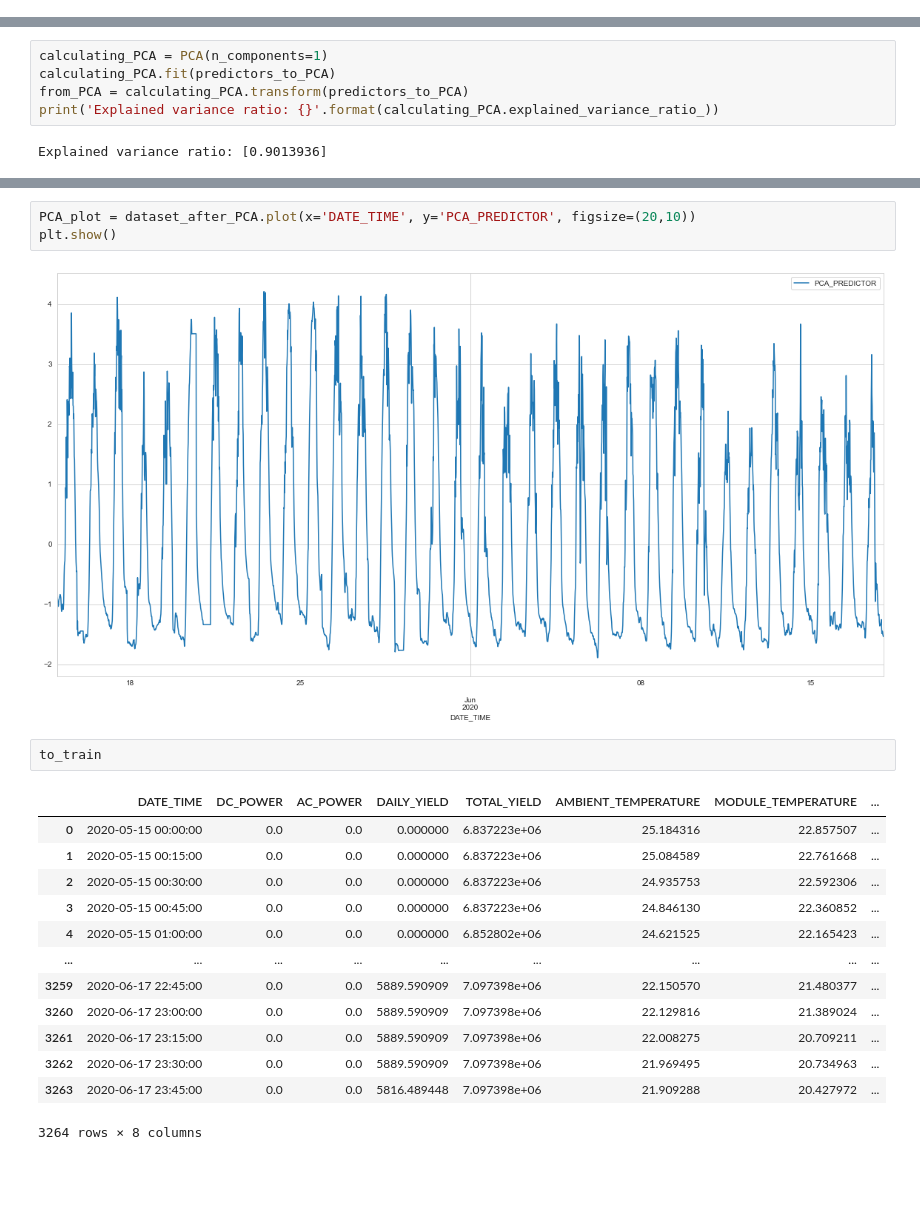
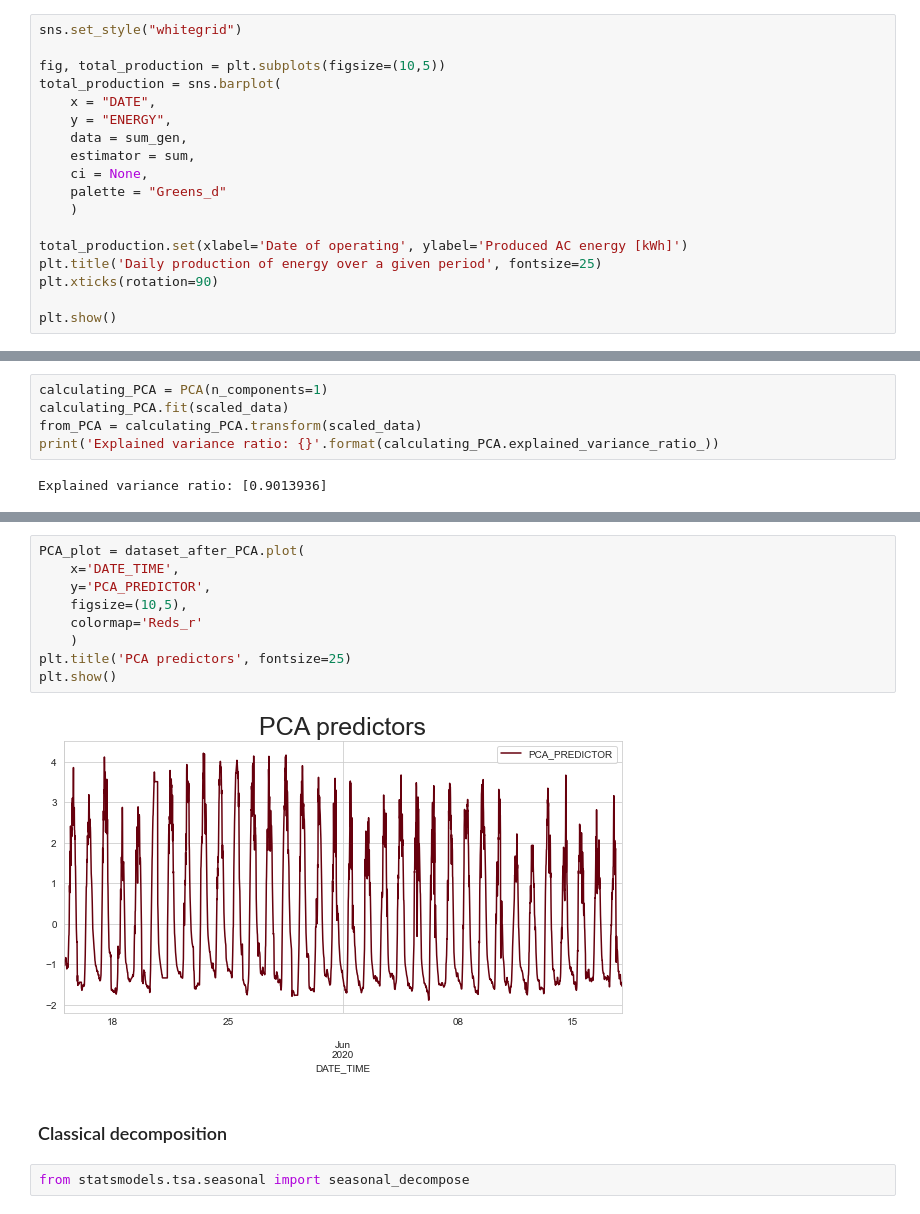
Before and after one commit to karolinaprzewoznik/Energy_EDA, a Jupyter notebook: SOLAR_POWER_PROJECT.ipynb, the cells around one changed output, grey strips where cells are left out. Drawn from its saved outputs; the diff is of its cells as text; blank space fills up the shorter version.

```diff
--- a/SOLAR_POWER_PROJECT.ipynb
+++ b/SOLAR_POWER_PROJECT.ipynb
@@ -144,0 +178,18 @@ to_correlation
+# %%
+sns.set_style("whitegrid")
+
+fig, total_production = plt.subplots(figsize=(10,5))
+total_production = sns.barplot(
+    x = "DATE",
+    y = "ENERGY",
+    data = sum_gen,
+    estimator = sum,
+    ci = None,
+    palette = "Greens_d"
+    )
+
+total_production.set(xlabel='Date of operating', ylabel='Produced AC energy [kWh]')
+plt.title('Daily production of energy over a given period', fontsize=25)
+plt.xticks(rotation=90)
+
+plt.show()
@@ -184,7 +216,7 @@ timestamp_labels = pd.DataFrame(to_train.loc[:, ['DATE_TIME','AC_POWER']])
 # %%
 calculating_PCA = PCA(n_components=1)
-calculating_PCA.fit(predictors_to_PCA)
-from_PCA = calculating_PCA.transform(predictors_to_PCA)
+calculating_PCA.fit(scaled_data)
+from_PCA = calculating_PCA.transform(scaled_data)
 print('Explained variance ratio: {}'.format(calculating_PCA.explained_variance_ratio_))
 # %% [output]
 Explained variance ratio: [0.9013936]
@@ -212,21 +235,15 @@ dataset_after_PCA
 # %%
-PCA_plot = dataset_after_PCA.plot(x='DATE_TIME', y='PCA_PREDICTOR', figsize=(20,10))
+PCA_plot = dataset_after_PCA.plot(
+    x='DATE_TIME',
+    y='PCA_PREDICTOR',
+    figsize=(10,5),
+    colormap='Reds_r'
+    )
+plt.title('PCA predictors', fontsize=25)
 plt.show()
 # %% [output]
-[figure, old version]
+[figure, new version]
-# %%
-to_train
-# %% [output]
-|  | DATE_TIME | DC_POWER | AC_POWER | DAILY_YIELD | TOTAL_YIELD | AMBIENT_TEMPERATURE | MODULE_TEMPERATURE | ... |
-| 0 | 2020-05-15 00:00:00 | 0.0 | 0.0 | 0.000000 | 6.837223e+06 | 25.184316 | 22.857507 | ... |
-| 1 | 2020-05-15 00:15:00 | 0.0 | 0.0 | 0.000000 | 6.837223e+06 | 25.084589 | 22.761668 | ... |
-| 2 | 2020-05-15 00:30:00 | 0.0 | 0.0 | 0.000000 | 6.837223e+06 | 24.935753 | 22.592306 | ... |
-| 3 | 2020-05-15 00:45:00 | 0.0 | 0.0 | 0.000000 | 6.837223e+06 | 24.846130 | 22.360852 | ... |
-| 4 | 2020-05-15 01:00:00 | 0.0 | 0.0 | 0.000000 | 6.852802e+06 | 24.621525 | 22.165423 | ... |
-| ... | ... | ... | ... | ... | ... | ... | ... | ... |
-| 3259 | 2020-06-17 22:45:00 | 0.0 | 0.0 | 5889.590909 | 7.097398e+06 | 22.150570 | 21.480377 | ... |
-| 3260 | 2020-06-17 23:00:00 | 0.0 | 0.0 | 5889.590909 | 7.097398e+06 | 22.129816 | 21.389024 | ... |
-| 3261 | 2020-06-17 23:15:00 | 0.0 | 0.0 | 5889.590909 | 7.097398e+06 | 22.008275 | 20.709211 | ... |
-| 3262 | 2020-06-17 23:30:00 | 0.0 | 0.0 | 5889.590909 | 7.097398e+06 | 21.969495 | 20.734963 | ... |
-| 3263 | 2020-06-17 23:45:00 | 0.0 | 0.0 | 5816.489448 | 7.097398e+06 | 21.909288 | 20.427972 | ... |
-3264 rows × 8 columns
+# %% [markdown]
+### Classical decomposition
+# %%
+from statsmodels.tsa.seasonal import seasonal_decompose
```
Also changed, not shown: parts of 23 cells of this notebook.
